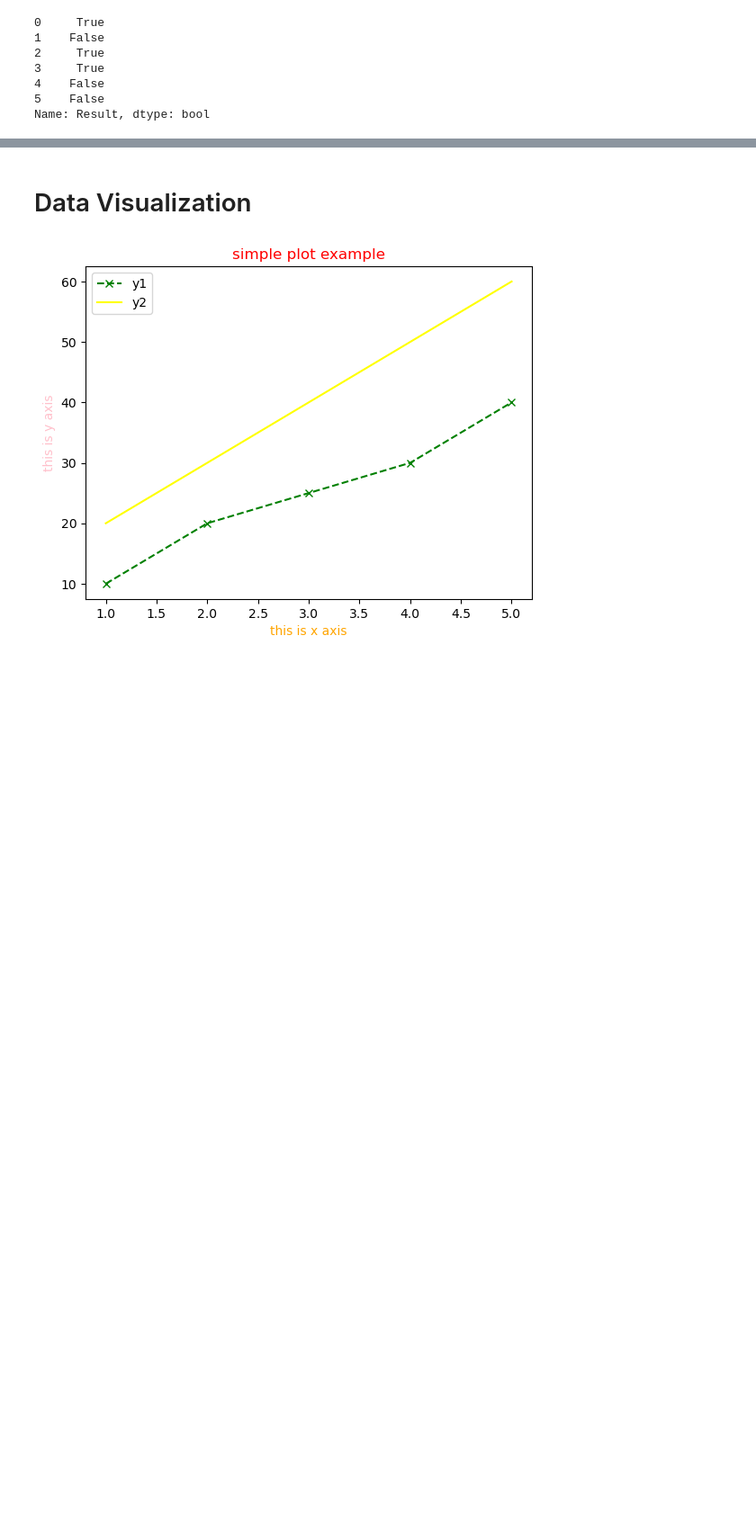
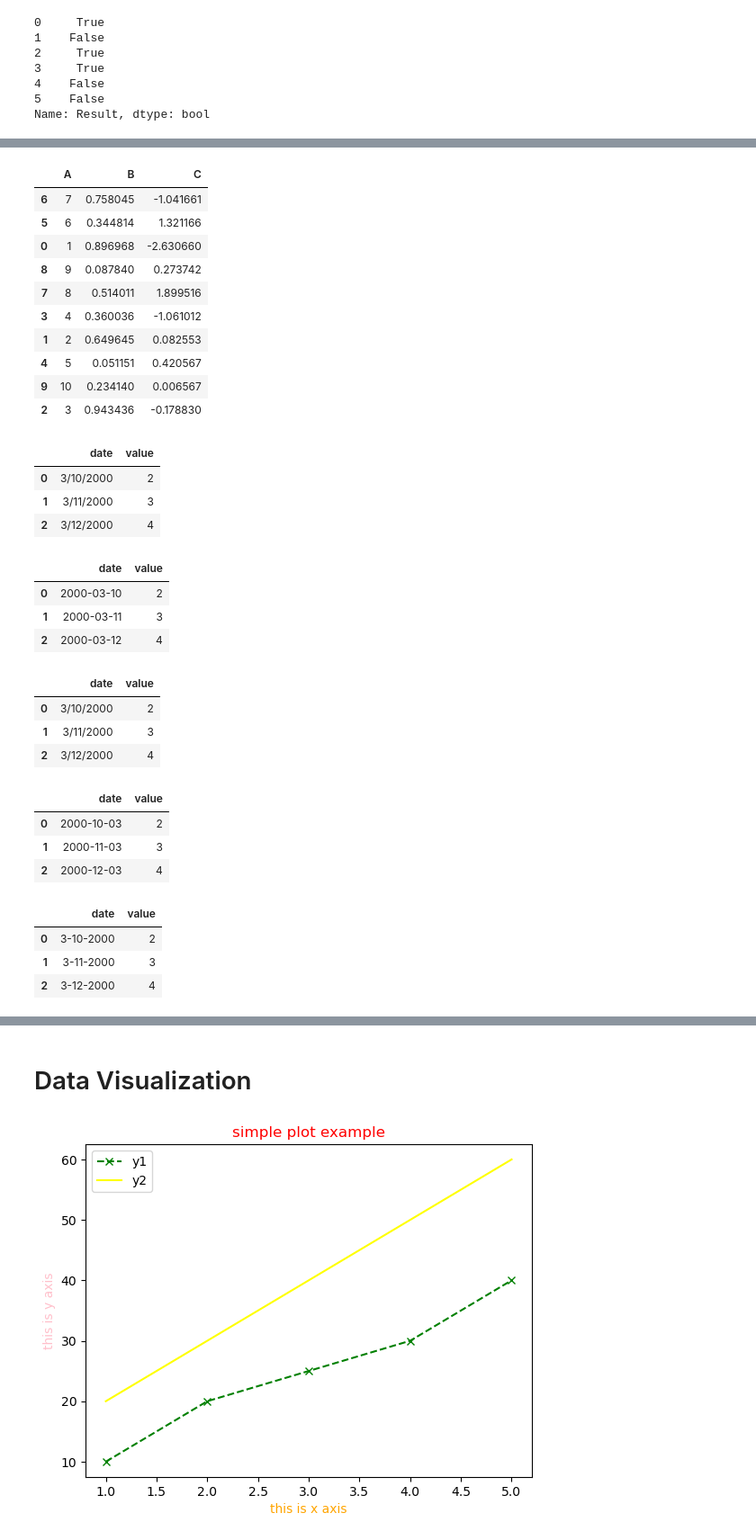
Before and after one commit to namal1230/Data-Science, a Jupyter notebook: Data-Science2.ipynb, the cells around one changed output, grey strips where cells are left out. Shown at 90% size. Drawn from its saved outputs; the diff is of its cells as text; code cells hidden in the pictures; blank space fills up the shorter version.

```diff
--- a/Data-Science2.ipynb
+++ b/Data-Science2.ipynb
@@ -2498,0 +2842,54 @@ dtype: float64
+# %%
+df.sample(10)
+# %% [output]
+|  | A | B | C |
+| 6 | 7 | 0.758045 | -1.041661 |
+| 5 | 6 | 0.344814 | 1.321166 |
+| 0 | 1 | 0.896968 | -2.630660 |
+| 8 | 9 | 0.087840 | 0.273742 |
+| 7 | 8 | 0.514011 | 1.899516 |
+| 3 | 4 | 0.360036 | -1.061012 |
+| 1 | 2 | 0.649645 | 0.082553 |
+| 4 | 5 | 0.051151 | 0.420567 |
+| 9 | 10 | 0.234140 | 0.006567 |
+| 2 | 3 | 0.943436 | -0.178830 |
+# %%
+df = pd.DataFrame({'date':['3/10/2000','3/11/2000','3/12/2000'],'value':[2,3,4]})
+df
+# %% [output]
+|  | date | value |
+| 0 | 3/10/2000 | 2 |
+| 1 | 3/11/2000 | 3 |
+| 2 | 3/12/2000 | 4 |
+# %%
+df["date"]=pd.to_datetime(df["date"])
+df
+# %% [output]
+|  | date | value |
+| 0 | 2000-03-10 | 2 |
+| 1 | 2000-03-11 | 3 |
+| 2 | 2000-03-12 | 4 |
+# %%
+df=pd.DataFrame({'date':['3/10/2000','3/11/2000','3/12/2000'],'value':[2,3,4]})
+df
+# %% [output]
+|  | date | value |
+| 0 | 3/10/2000 | 2 |
+| 1 | 3/11/2000 | 3 |
+| 2 | 3/12/2000 | 4 |
+# %%
+df["date"]=pd.to_datetime(df["date"],dayfirst=True)
+df
+# %% [output]
+|  | date | value |
+| 0 | 2000-10-03 | 2 |
+| 1 | 2000-11-03 | 3 |
+| 2 | 2000-12-03 | 4 |
+# %%
+df=pd.DataFrame({'date':['3-10-2000','3-11-2000','3-12-2000'],'value':[2,3,4]})
+df
+# %% [output]
+|  | date | value |
+| 0 | 3-10-2000 | 2 |
+| 1 | 3-11-2000 | 3 |
+| 2 | 3-12-2000 | 4 |
```
Also changed, not shown: parts of 330 cells of this notebook.
